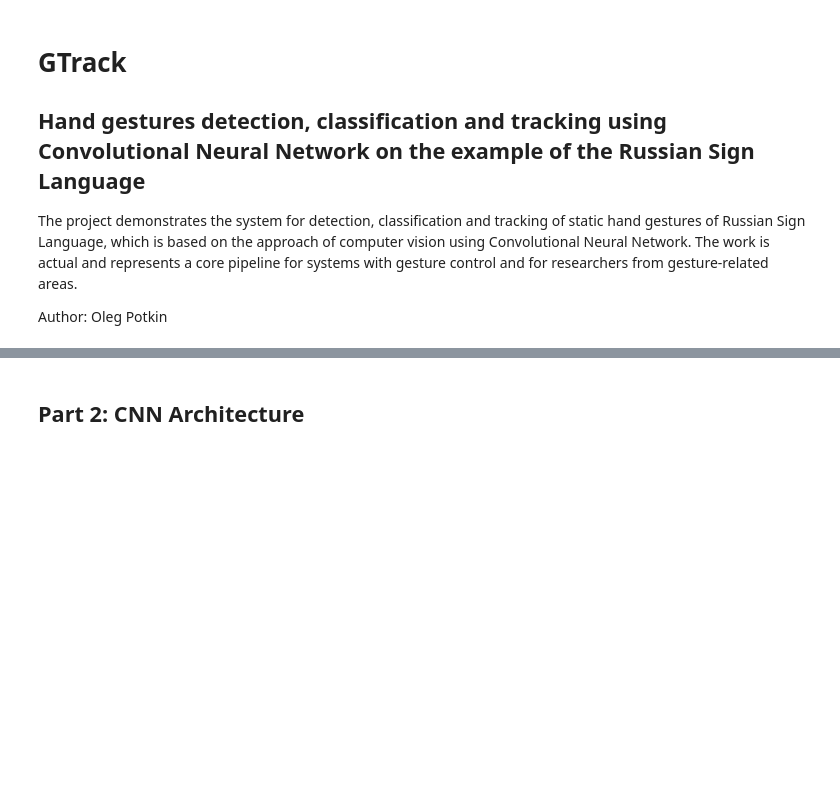
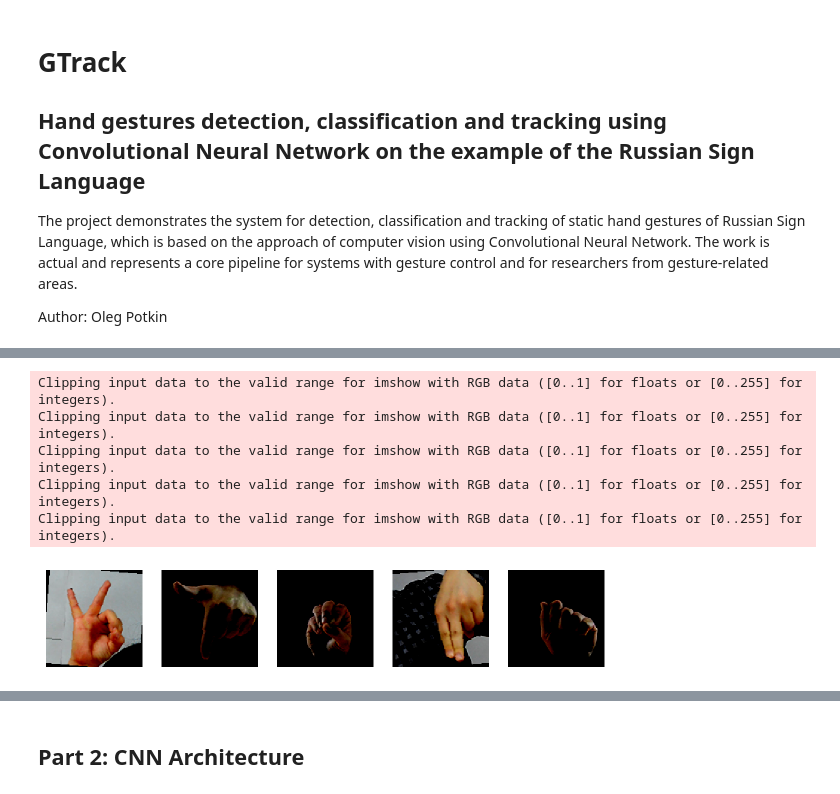
Before and after one commit to olpotkin/DNN-Gesture-Classifier, a Jupyter notebook: dnn-gesture-classifier_v2_pytorch.ipynb, the cells around one changed output, grey strips where cells are left out. Drawn from its saved outputs; the diff is of its cells as text; code cells hidden in the pictures; blank space fills up the shorter version.

```diff
--- a/dnn-gesture-classifier_v2_pytorch.ipynb
+++ b/dnn-gesture-classifier_v2_pytorch.ipynb
@@ -29 +38,28 @@ from torchvision import datasets, transforms, models
+# %%
+## Helper function: Imshow for Tensor
+def helper_imshow(image, ax=None, title=None, normalize=True):
+    if ax is None:
+        fig, ax = plt.subplots()
+    image = image.numpy().transpose((1, 2, 0))
+
+    if normalize:
+        mean = np.array([0.5, 0.5, 0.5])
+        std = np.array([0.5, 0.5, 0.5])
+        image = std * image + mean
+        image = np.clip(image, 0, 1)
+
+    ax.imshow(image)
+    ax.spines['top'].set_visible(False)
+    ax.spines['right'].set_visible(False)
+    ax.spines['left'].set_visible(False)
+    ax.spines['bottom'].set_visible(False)
+    ax.tick_params(axis='both', length=0)
+    ax.set_xticklabels('')
+    ax.set_yticklabels('')
+    return ax
+
+## Helper function to un-normalize and display an image
+def unnorm_imshow(img):
+    img = img / 2 + 0.5                       # unnormalize
+    plt.imshow(np.transpose(img, (1, 2, 0)))  # convert from Tensor image
 # %% [markdown]
@@ -30,0 +129,16 @@ from torchvision import datasets, transforms, models
+# %%
+# Change this to the 'train_loader' or 'test_loader'
+data_iter = iter(train_loader)
+
+images, labels = next(data_iter)
+fig, axes = plt.subplots(figsize=(10,4), ncols=5)
+for ii in range(5):
+    ax = axes[ii]
+    helper_imshow(images[ii], ax=ax, normalize=False)
+# %% [output]
+Clipping input data to the valid range for imshow with RGB data ([0..1] for floats or [0..255] for integers).
+Clipping input data to the valid range for imshow with RGB data ([0..1] for floats or [0..255] for integers).
+Clipping input data to the valid range for imshow with RGB data ([0..1] for floats or [0..255] for integers).
+Clipping input data to the valid range for imshow with RGB data ([0..1] for floats or [0..255] for integers).
+Clipping input data to the valid range for imshow with RGB data ([0..1] for floats or [0..255] for integers).
+[figure, added]
```
Also changed, not shown: parts of 13 cells of this notebook.
